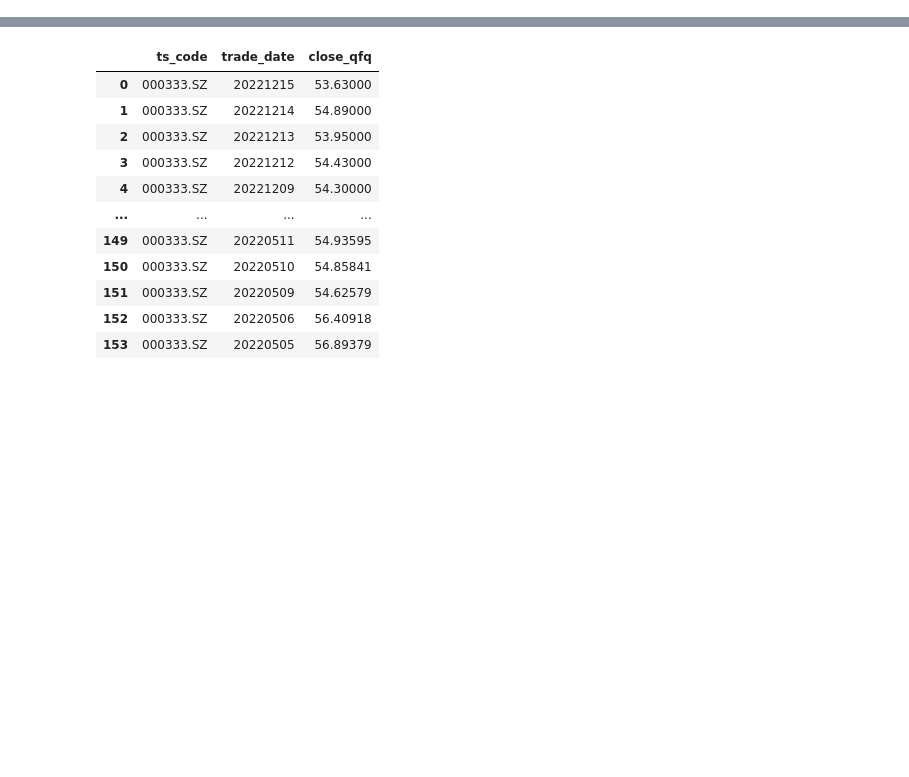
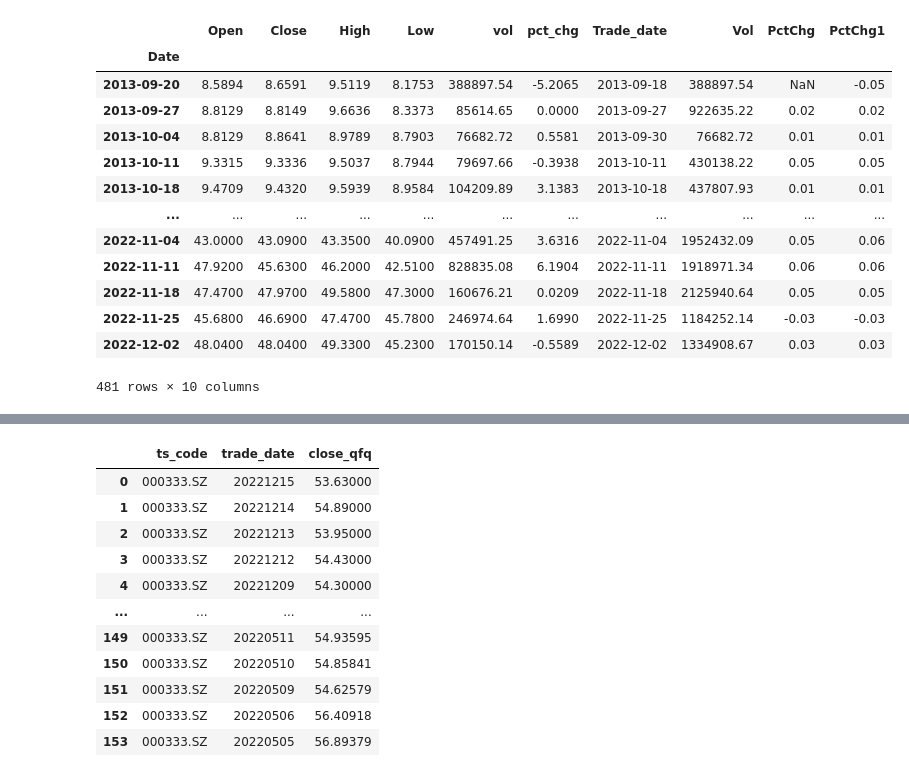
Before and after one commit to bizeasy17/investtrack, a Jupyter notebook: diggings/backtesting.ipynb, the cells around one changed output, grey strips where cells are left out. Cells and saved outputs as stored; diff of their text form; code cells hidden in the pictures; blank space fills up the shorter version.

Commit message:
resample of OHLC weekly & monthly done

```diff
--- a/diggings/backtesting.ipynb
+++ b/diggings/backtesting.ipynb
@@ -42,0 +43,3 @@ See the caveats in the documentation: https://pandas.pydata.org/pandas-docs/stab
+# %%
+resampled_mon = stock_hist.resample("W-MON").bfill()
+resampled_mon['Open'].values
@@ -42,0 +64,28 @@ See the caveats in the documentation: https://pandas.pydata.org/pandas-docs/stab
+# %%
+resampled_fri = stock_hist.resample("W-FRI").ffill()
+
+resampled_fri['Open'] = resampled_mon['Open'].values
+resampled_fri['High'] = stock_hist.resample("W-FRI")['High'].max()
+resampled_fri['Low'] = stock_hist.resample("W-FRI")['Low'].min()
+resampled_fri['Vol'] = stock_hist.resample("W-FRI")['vol'].sum()
+resampled_fri['PctChg'] = round(resampled_fri['Close'].diff()/resampled_fri['Close'],2)
+# resampled
+resampled_fri['PctChg1'] = round(stock_hist.resample("W-FRI")['pct_chg'].sum()/100,2)
+# resampled['Open1'] = resampled['PctChg1'] * resampled['Open']
+# resampled.fillna(0)
+resampled_fri
+# %% [output]
+|  | Open | Close | High | Low | vol | pct_chg | Trade_date | Vol | PctChg | PctChg1 |
+| Date |  |  |  |  |  |  |  |  |  |  |
+| 2013-09-20 | 8.5894 | 8.6591 | 9.5119 | 8.1753 | 388897.54 | -5.2065 | 2013-09-18 | 388897.54 | NaN | -0.05 |
+| 2013-09-27 | 8.8129 | 8.8149 | 9.6636 | 8.3373 | 85614.65 | 0.0000 | 2013-09-27 | 922635.22 | 0.02 | 0.02 |
+| 2013-10-04 | 8.8129 | 8.8641 | 8.9789 | 8.7903 | 76682.72 | 0.5581 | 2013-09-30 | 76682.72 | 0.01 | 0.01 |
+| 2013-10-11 | 9.3315 | 9.3336 | 9.5037 | 8.7944 | 79697.66 | -0.3938 | 2013-10-11 | 430138.22 | 0.05 | 0.05 |
+| 2013-10-18 | 9.4709 | 9.4320 | 9.5939 | 8.9584 | 104209.89 | 3.1383 | 2013-10-18 | 437807.93 | 0.01 | 0.01 |
+| ... | ... | ... | ... | ... | ... | ... | ... | ... | ... | ... |
+| 2022-11-04 | 43.0000 | 43.0900 | 43.3500 | 40.0900 | 457491.25 | 3.6316 | 2022-11-04 | 1952432.09 | 0.05 | 0.06 |
+| 2022-11-11 | 47.9200 | 45.6300 | 46.2000 | 42.5100 | 828835.08 | 6.1904 | 2022-11-11 | 1918971.34 | 0.06 | 0.06 |
+| 2022-11-18 | 47.4700 | 47.9700 | 49.5800 | 47.3000 | 160676.21 | 0.0209 | 2022-11-18 | 2125940.64 | 0.05 | 0.05 |
+| 2022-11-25 | 45.6800 | 46.6900 | 47.4700 | 45.7800 | 246974.64 | 1.6990 | 2022-11-25 | 1184252.14 | -0.03 | -0.03 |
+| 2022-12-02 | 48.0400 | 48.0400 | 49.3300 | 45.2300 | 170150.14 | -0.5589 | 2022-12-02 | 1334908.67 | 0.03 | 0.03 |
+481 rows × 10 columns
```
Also changed, not shown: parts of 4 cells of this notebook, 1 other file.
